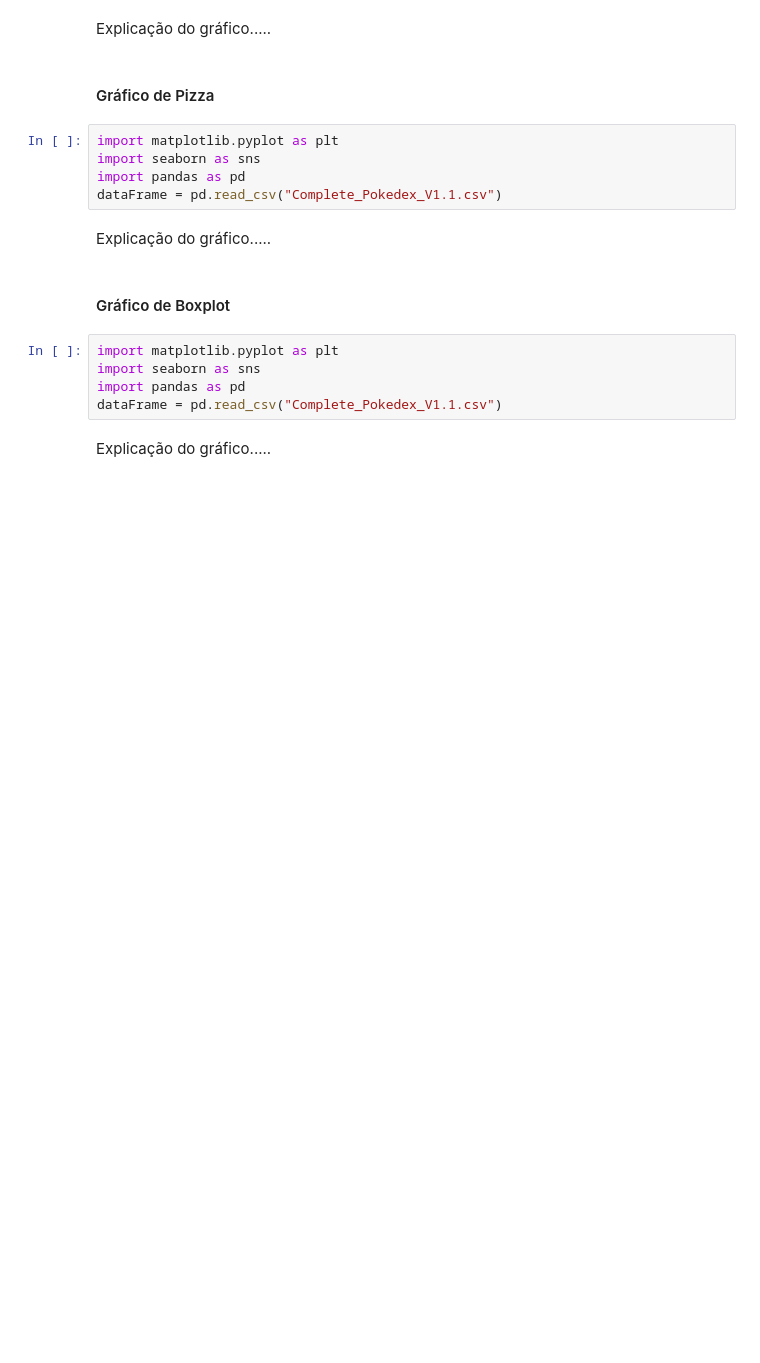
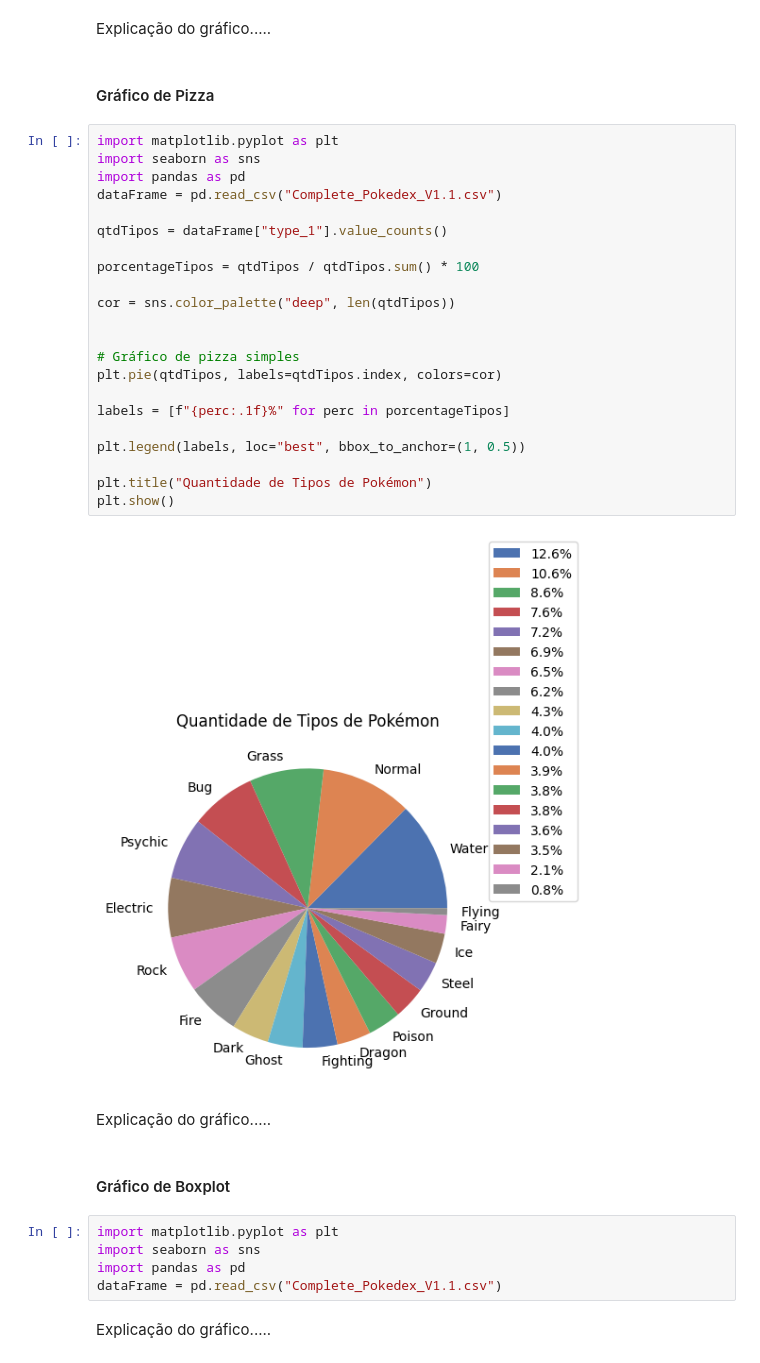
Before and after one commit to F1reFinger/Bancos-DE-DADOS-2, a Jupyter notebook: raw/AnalyticsRaw.ipynb, the cells around one changed output. Cells and saved outputs as stored; diff of their text form; blank space fills up the shorter version.

Commit message:
add grafico de pizza no raw

```diff
--- a/raw/AnalyticsRaw.ipynb
+++ b/raw/AnalyticsRaw.ipynb
@@ -84,8 +60,27 @@ Explicação do gráfico.....
 # %%
 import matplotlib.pyplot as plt
 import seaborn as sns
 import pandas as pd
 dataFrame = pd.read_csv("Complete_Pokedex_V1.1.csv")
+
+qtdTipos = dataFrame["type_1"].value_counts()
+
+porcentageTipos = qtdTipos / qtdTipos.sum() * 100
+
+cor = sns.color_palette("deep", len(qtdTipos))
+
+
+# Gráfico de pizza simples
+plt.pie(qtdTipos, labels=qtdTipos.index, colors=cor)
+
+labels = [f"{perc:.1f}%" for perc in porcentageTipos]
+
+plt.legend(labels, loc="best", bbox_to_anchor=(1, 0.5))
+
+plt.title("Quantidade de Tipos de Pokémon")
+plt.show()
+# %% [output]
+[figure, added]
 # %% [markdown]
 Explicação do gráfico.....
 # %% [markdown]
```
Also changed, not shown: parts of 1 cell of this notebook.
